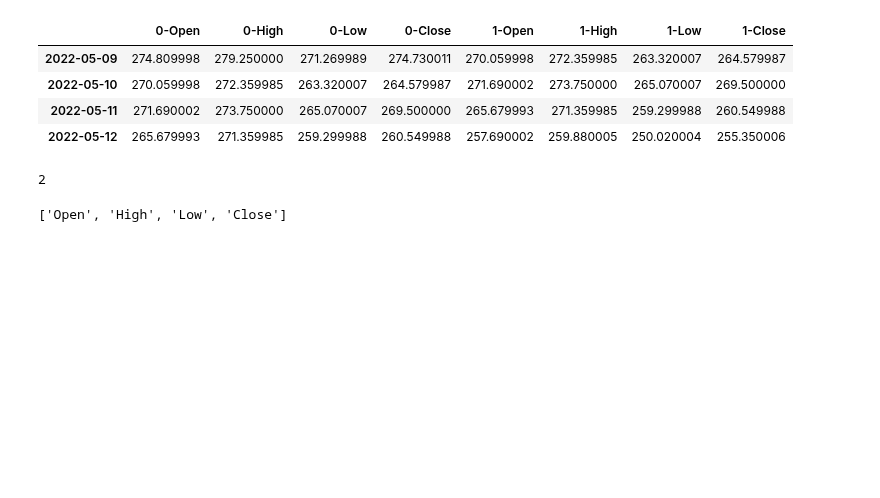
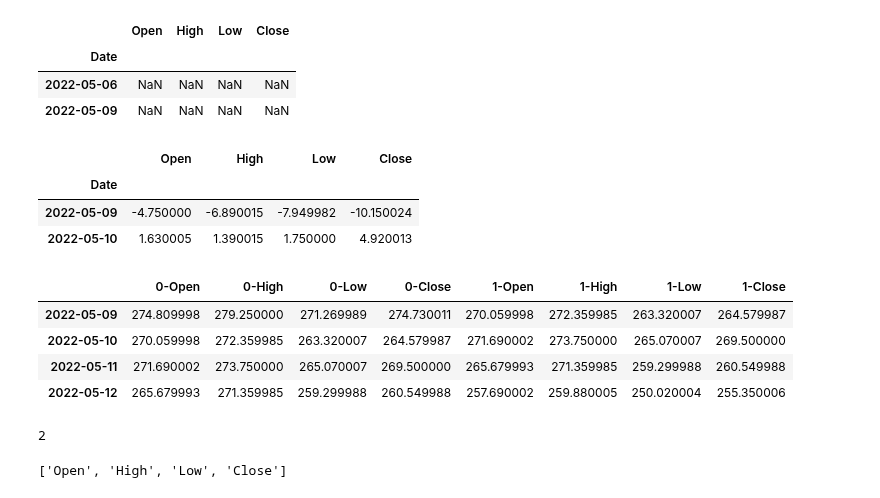
Before and after one commit to langflow-ai/wavy, a Jupyter notebook: notebooks/test_panel.ipynb, the cells around one changed output. Saved outputs shown, nothing was run; the diff lists cells and outputs as text; code cells hidden in the pictures; blank space fills up the shorter version.

```diff
--- a/notebooks/test_panel.ipynb
+++ b/notebooks/test_panel.ipynb
@@ -36,3 +65,19 @@ a = x.shiftw()
+# %%
+panel = panel.diffw(window=1)
+# %%
+panel[0]
+# %% [output]
+|  | Open | High | Low | Close |
+| Date |  |  |  |  |
+| 2022-05-06 | NaN | NaN | NaN | NaN |
+| 2022-05-09 | NaN | NaN | NaN | NaN |
+# %%
+panel[1]
+# %% [output]
+|  | Open | High | Low | Close |
+| Date |  |  |  |  |
+| 2022-05-09 | -4.750000 | -6.890015 | -7.949982 | -10.150024 |
+| 2022-05-10 | 1.630005 | 1.390015 | 1.750000 | 4.920013 |
 # %%
 df = pd.DataFrame()
 
```
Also changed, not shown: parts of 7 cells of this notebook, 2 other files.
